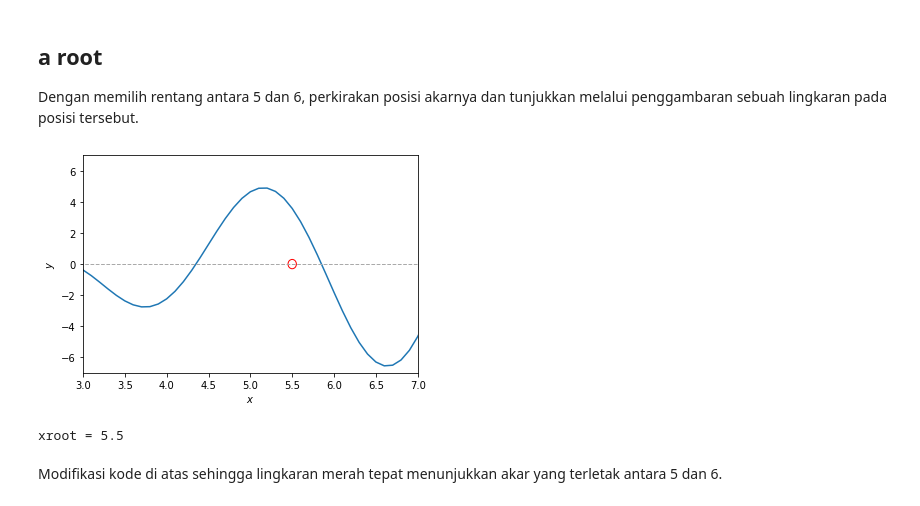
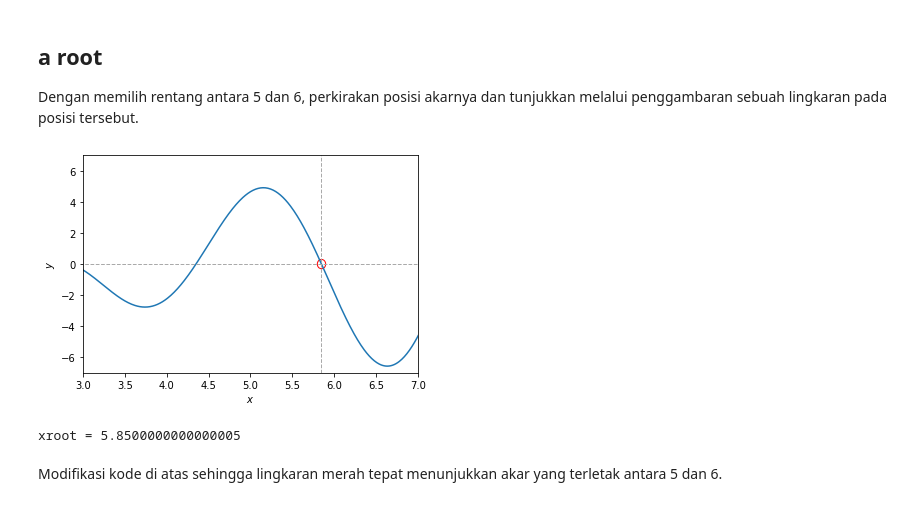
Before and after one commit to dudung/2021-2-fi3201-01-u2, a Jupyter notebook: ans/10219084/root_finding_graphical_method.ipynb, the cells around one changed output. Drawn from its saved outputs; the diff is of its cells as text; code cells hidden in the pictures.

Commit message:
answer q8 - find closest y to 0

```diff
--- a/ans/10219084/root_finding_graphical_method.ipynb
+++ b/ans/10219084/root_finding_graphical_method.ipynb
@@ -51,7 +51,7 @@ def f(x):
 # create data
 xbeg = 0
 xend = 10
-N = 100
+N = 1000
 dx = (xend - xbeg) / N
 
 xx = []
@@ -89,35 +89,46 @@ import matplotlib.pyplot as plt
 from matplotlib.patches import Ellipse
 
 # plot data
 plt.ion()
 fig, ax = plt.subplots()
 ax.set_xlabel("$x$")
 ax.set_ylabel("$y$")
 plt.plot(xx, yy)
 
 # draw horizontal line
 line = plt.Line2D((xbeg, xend), (0, 0), color='#aaa', lw=1, ls='dashed')
 plt.gca().add_line(line)
 
 # zoom
 plt.xlim([3, 7])
 plt.ylim([-7, 7])
 
+# find the closest y to 0
+lim = [5,6]
+near_zero = 1
+for i in range(len(xx)):
+    if lim[0] <= xx[i] <= lim[1]:   # only x in [5,6]
+        if abs(yy[i]) < abs(near_zero): # find the closest
+            near_zero = yy[i]
+            xroot = xx[i]
 
 # draw a cricle
-xroot = 5.5
+#xroot = 5.5
 point = Ellipse(
     xy=(xroot, 0), width=0.1, height=0.6,
     edgecolor='r', fc='None', lw=1
 )
 plt.gca().add_patch(point)
 
+line = plt.Line2D((xroot, xroot), (-7, 7), color='#aaa', lw=1, ls='dashed')
+plt.gca().add_line(line)
+
 # show plot result
 plt.show()
 
 print("xroot = ", xroot, sep='')
 # %% [output]
-[figure, old version]
+[figure, new version]
-xroot = 5.5
+xroot = 5.8500000000000005
 # %% [markdown]
 Modifikasi kode di atas sehingga lingkaran merah tepat menunjukkan akar yang terletak antara 5 dan 6.
```
Also changed, not shown: 1 other file.
